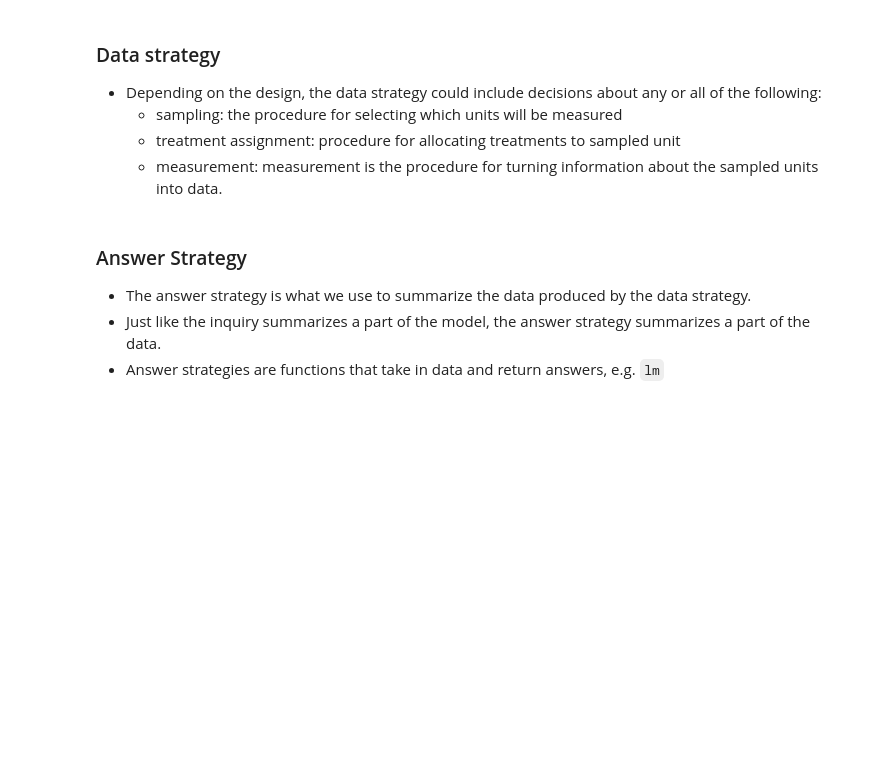
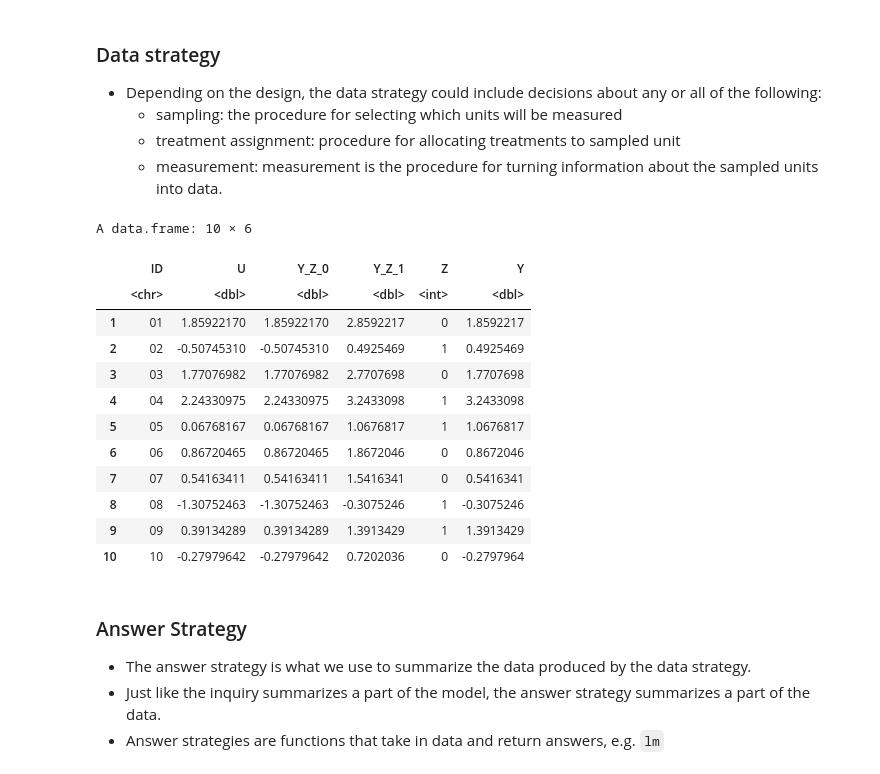
Before and after one commit to ignaciomsarmiento/Urban_Slides, a Jupyter notebook: Lecture28/Notebook_DeclareDesign.ipynb, the cells around one changed output. Saved outputs shown, nothing was run; the diff lists cells and outputs as text; code cells hidden in the pictures; blank space fills up the shorter version.

```diff
--- a/Lecture28/Notebook_DeclareDesign.ipynb
+++ b/Lecture28/Notebook_DeclareDesign.ipynb
@@ -141,8 +164,27 @@ design<- declare_model(
 # %%
 design<- declare_model(
             N=40,
             U=rnorm(N,sd=1),
-            potential_outcomes(Y~ 1*Z +U ))
+            potential_outcomes(Y~ 1*Z +U )) +
+            declare_inquiry(ATE=Y_Z_1-Y_Z_0) +
+            declare_assignment(Z=complete_ra(N,prob=0.5)) +
+            declare_measurement(Y=reveal_outcomes(Y~Z))
+
+head(draw_data(design),10)
+# %% [output]
+A data.frame: 10 × 6
+|  | ID | U | Y_Z_0 | Y_Z_1 | Z | Y |
+|  | <chr> | <dbl> | <dbl> | <dbl> | <int> | <dbl> |
+| 1 | 01 | 1.85922170 | 1.85922170 | 2.8592217 | 0 | 1.8592217 |
+| 2 | 02 | -0.50745310 | -0.50745310 | 0.4925469 | 1 | 0.4925469 |
+| 3 | 03 | 1.77076982 | 1.77076982 | 2.7707698 | 0 | 1.7707698 |
+| 4 | 04 | 2.24330975 | 2.24330975 | 3.2433098 | 1 | 3.2433098 |
+| 5 | 05 | 0.06768167 | 0.06768167 | 1.0676817 | 1 | 1.0676817 |
+| 6 | 06 | 0.86720465 | 0.86720465 | 1.8672046 | 0 | 0.8672046 |
+| 7 | 07 | 0.54163411 | 0.54163411 | 1.5416341 | 0 | 0.5416341 |
+| 8 | 08 | -1.30752463 | -1.30752463 | -0.3075246 | 1 | -0.3075246 |
+| 9 | 09 | 0.39134289 | 0.39134289 | 1.3913429 | 1 | 1.3913429 |
+| 10 | 10 | -0.27979642 | -0.27979642 | 0.7202036 | 0 | -0.2797964 |
 # %% [markdown]
 ### Answer Strategy
 
```
Also changed, not shown: parts of 15 cells of this notebook.
